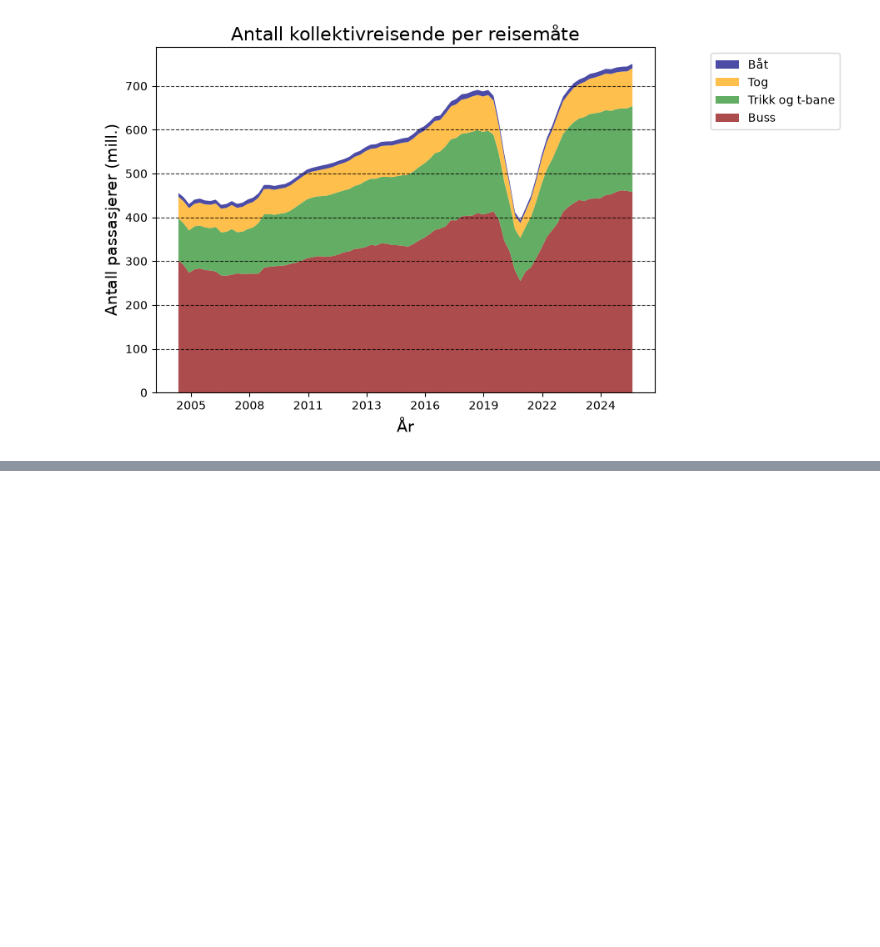
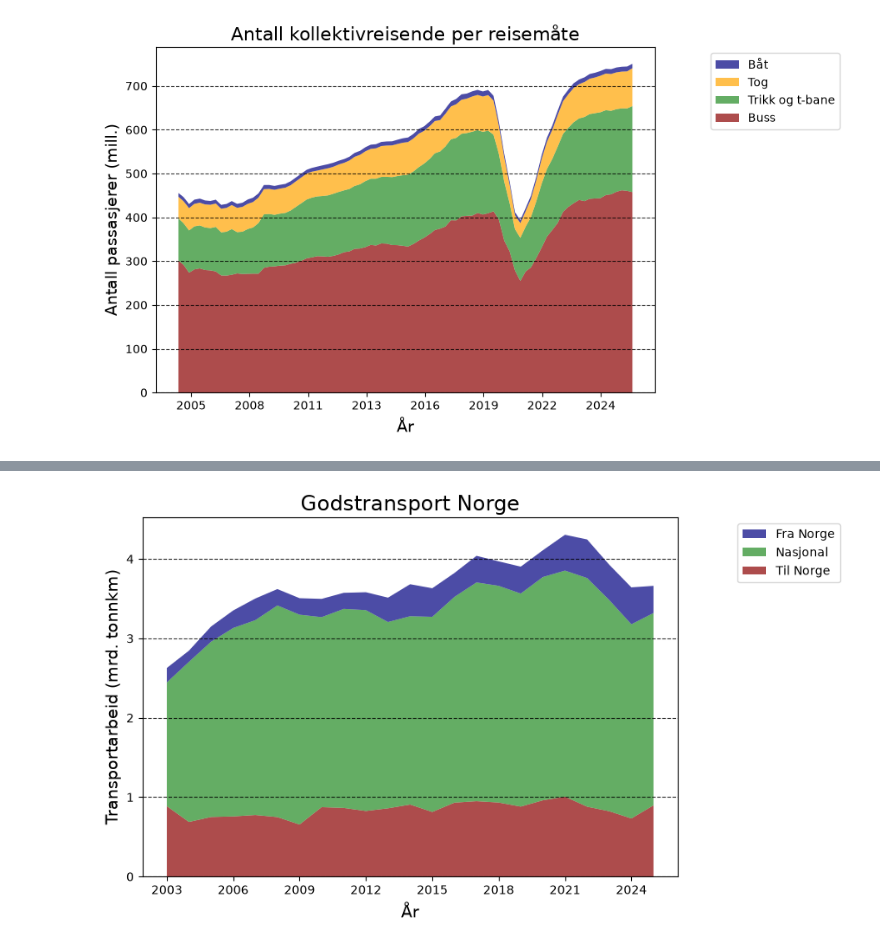
Before and after one commit to Oyvind-Aas/Electricity_and_Energy, a Jupyter notebook: Electricity_exploring.ipynb, the cells around one changed output, grey strips where cells are left out. Saved outputs shown, nothing was run; the diff lists cells and outputs as text; code cells hidden in the pictures; blank space fills up the shorter version.

```diff
--- a/Electricity_exploring.ipynb
+++ b/Electricity_exploring.ipynb
@@ -745,0 +783,3 @@ np.int64(457600)
+# %%
+godskm = df[df.statistikkvariabel == 'Transportarbeid (tonnkm)']
+godskm
@@ -745,0 +800,28 @@ np.int64(457600)
+# %%
+fig, ax = plt.subplots()
+
+ax.set_xlabel('År', fontsize = 14)
+ax.set_ylabel('Transportarbeid (mrd. tonnkm)', color='black', fontsize = 14)
+
+ax.stackplot(
+    godskm[godskm.transporttype == 'Transport i alt']['år'],
+    godskm[godskm.transporttype == 'Til Norge'].value / 1e9,
+    godskm[godskm.transporttype == 'Nasjonal'].value / 1e9,
+    godskm[godskm.transporttype == 'Fra Norge'].value / 1e9,
+    labels=['Til Norge', 'Nasjonal', 'Fra Norge'],
+    colors=['darkred', 'forestgreen', 'navy'],
+    alpha=0.7
+)
+
+ax.xaxis.set_major_locator(MaxNLocator(integer=True))
+
+fig.tight_layout()
+fig.set_figheight(5)
+fig.set_figwidth(7)
+ax.set_title('Godstransport Norge', fontsize = 17)
+ax.legend(fontsize='medium', loc='upper left', bbox_to_anchor=(1.1, 1), reverse=True)
+
+plt.grid(axis='y', linestyle='--', alpha=0.8, color ='black')
+plt.show()
+# %% [output]
+[figure, added]
```
Also changed, not shown: parts of 8 cells of this notebook, 1 other file.
